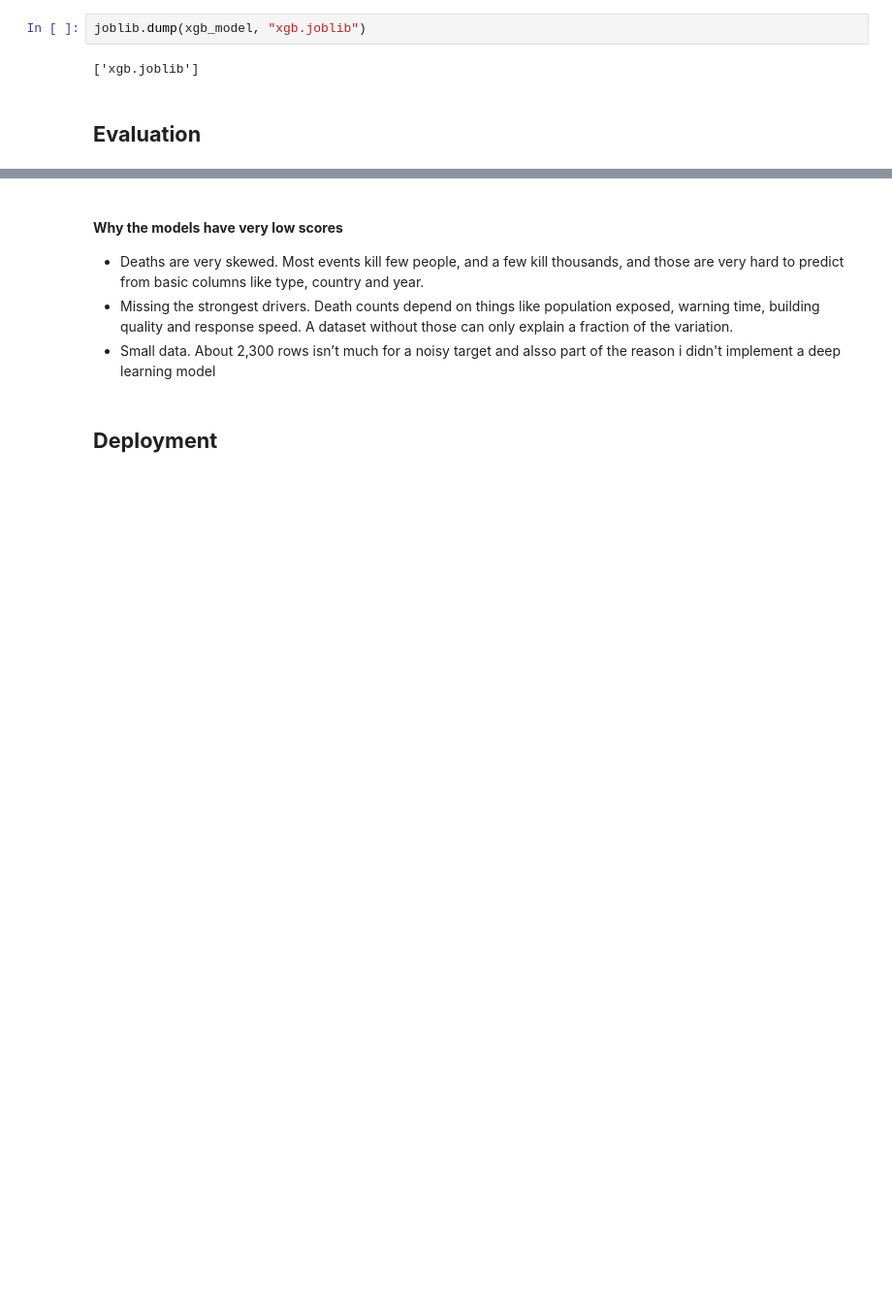
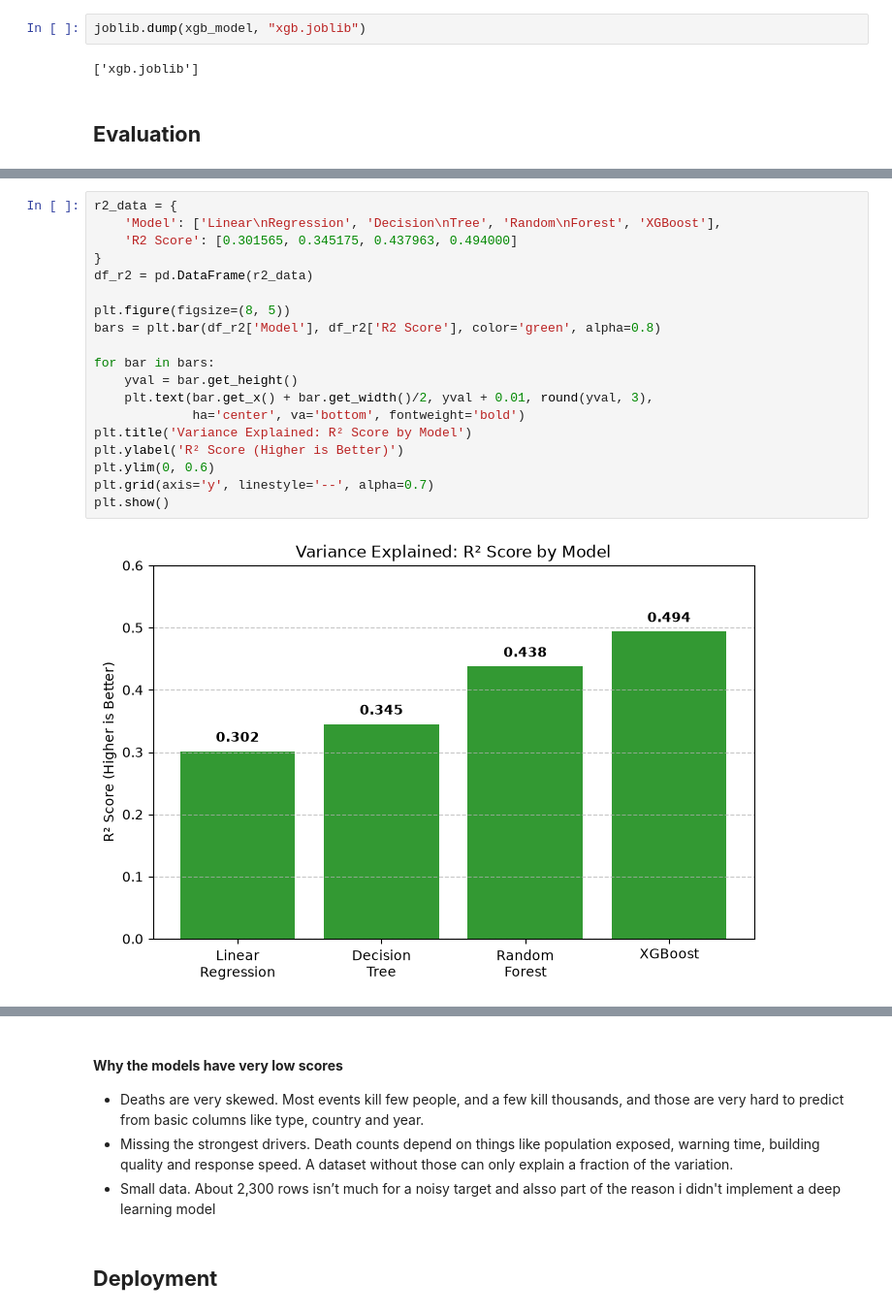
Before and after one commit to abelkk/Africa-Disaster-Impact-Predictor, a Jupyter notebook: noteboooks/app.ipynb, the cells around one changed output, grey strips where cells are left out. Shown at 97% size. Cells and saved outputs as stored; diff of their text form; blank space fills up the shorter version.

```diff
--- a/noteboooks/app.ipynb
+++ b/noteboooks/app.ipynb
@@ -553 +586,22 @@ print(pd.DataFrame([xgb_results]).round(3))
+# %%
+r2_data = {
+    'Model': ['Linear\nRegression', 'Decision\nTree', 'Random\nForest', 'XGBoost'],
+    'R2 Score': [0.301565, 0.345175, 0.437963, 0.494000]
+}
+df_r2 = pd.DataFrame(r2_data)
+
+plt.figure(figsize=(8, 5))
+bars = plt.bar(df_r2['Model'], df_r2['R2 Score'], color='green', alpha=0.8)
+
+for bar in bars:
+    yval = bar.get_height()
+    plt.text(bar.get_x() + bar.get_width()/2, yval + 0.01, round(yval, 3),
+             ha='center', va='bottom', fontweight='bold')
+plt.title('Variance Explained: R² Score by Model')
+plt.ylabel('R² Score (Higher is Better)')
+plt.ylim(0, 0.6)
+plt.grid(axis='y', linestyle='--', alpha=0.7)
+plt.show()
+# %% [output]
+[figure, added]
 # %% [markdown]
```
Also changed, not shown: parts of 9 cells of this notebook, 4 other files.
